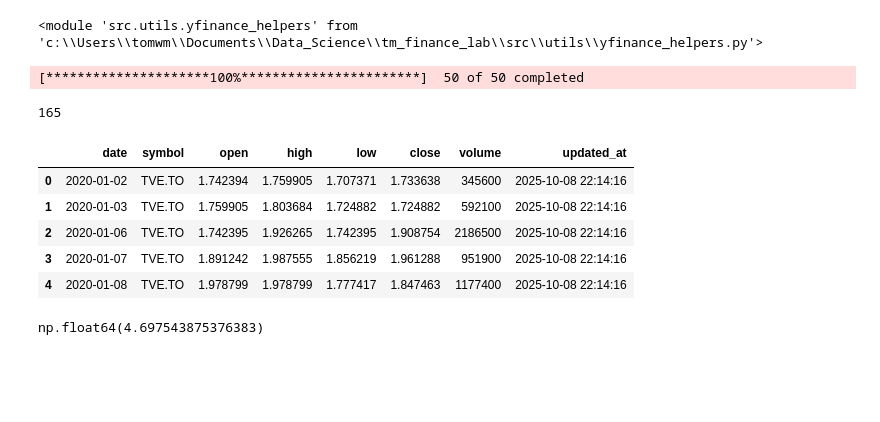
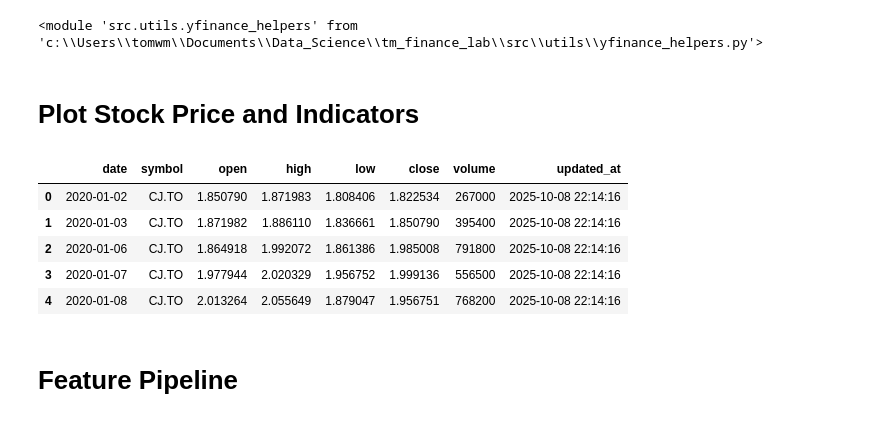
Before and after one commit to tomwmoore/tm-finance-lab, a Jupyter notebook: notebooks/analyze_stock.ipynb, the cells around one changed output. Drawn from its saved outputs; the diff is of its cells as text; code cells hidden in the pictures; blank space fills up the shorter version.

```diff
--- a/notebooks/analyze_stock.ipynb
+++ b/notebooks/analyze_stock.ipynb
@@ -54,45 +39,0 @@ symbols['symbol'].tolist()
-# %%
-# get some stock data
-tickers = symbols['symbol'].tolist()
-# data = yf.download(ticker, start="2025-01-01", end="2025-09-25")
-data = yf.download(tickers, interval= '1d', group_by='ticker', start = '2024-01-01', end = '2025-01-01' )
-
-# Clean up multi-index column names to just be the feature names (close, open etc) & make lowercase
-data = data.stack(level=0,future_stack=True).rename_axis(['Date', 'Ticker']).reset_index(level=1)
-
-# remote date as the index
-data = data.reset_index()
-
-data.columns = [col.lower() for col in data.columns]
-
-# add current timestamp for future QC
-data['updated_at'] = pd.Timestamp.now()
-# %% [output]
-[*********************100%***********************]  50 of 50 completed
-# %%
-from sqlalchemy.dialects.mssql import DATETIME2, VARCHAR, FLOAT, BIGINT
-
-# Create new table and load to sql
-azure_engine = db.get_analytics_azure_engine()
-
-
-dtype_mapping = {
-    'date': DATETIME2(6),        # precise for milliseconds
-    'ticker': VARCHAR(20),
-    'open': FLOAT,
-    'high': FLOAT,
-    'low': FLOAT,
-    'close': FLOAT,
-    'volume': BIGINT,
-    'updated_at': DATETIME2(0)   # drops seconds, rounds to nearest minute
-}
-
-data.to_sql(
-    'stock_prices',
-    azure_engine,
-    if_exists='fail',
-    index=False,
-    dtype=dtype_mapping
-)
-# %% [output]
-165
@@ -111,19 +40,21 @@ azure_upsert(data,azure_engine,'stock_prices')
+# %% [markdown]
+# Plot Stock Price and Indicators
 # %%
 # get stock data from postgres db
-symbol = 'TVE.TO'
+symbol = 'CJ.TO'
 azure_engine = db.get_analytics_azure_engine()
 select_query = f"select * from stock_prices where symbol = '{symbol}'"
 
 df = pd.read_sql(select_query,azure_engine)
 
 df.head()
 # %% [output]
 |  | date | symbol | open | high | low | close | volume | updated_at |
-| 0 | 2020-01-02 | TVE.TO | 1.742394 | 1.759905 | 1.707371 | 1.733638 | 345600 | 2025-10-08 22:14:16 |
-| 1 | 2020-01-03 | TVE.TO | 1.759905 | 1.803684 | 1.724882 | 1.724882 | 592100 | 2025-10-08 22:14:16 |
-| 2 | 2020-01-06 | TVE.TO | 1.742395 | 1.926265 | 1.742395 | 1.908754 | 2186500 | 2025-10-08 22:14:16 |
-| 3 | 2020-01-07 | TVE.TO | 1.891242 | 1.987555 | 1.856219 | 1.961288 | 951900 | 2025-10-08 22:14:16 |
-| 4 | 2020-01-08 | TVE.TO | 1.978799 | 1.978799 | 1.777417 | 1.847463 | 1177400 | 2025-10-08 22:14:16 |
+| 0 | 2020-01-02 | CJ.TO | 1.850790 | 1.871983 | 1.808406 | 1.822534 | 267000 | 2025-10-08 22:14:16 |
+| 1 | 2020-01-03 | CJ.TO | 1.871982 | 1.886110 | 1.836661 | 1.850790 | 395400 | 2025-10-08 22:14:16 |
+| 2 | 2020-01-06 | CJ.TO | 1.864918 | 1.992072 | 1.861386 | 1.985008 | 791800 | 2025-10-08 22:14:16 |
+| 3 | 2020-01-07 | CJ.TO | 1.977944 | 2.020329 | 1.956752 | 1.999136 | 556500 | 2025-10-08 22:14:16 |
+| 4 | 2020-01-08 | CJ.TO | 2.013264 | 2.055649 | 1.879047 | 1.956751 | 768200 | 2025-10-08 22:14:16 |
 # %%
 # get WTI data and merge in with stock prices
 select_query = f"select * from stock_prices where symbol = 'CL=F'"
@@ -177,17 +108,14 @@ fig = plot_stock(df_plot,
                 })
 fig.show()
 # %%
-fig = plot_stock(df_oil,
+
+df_plot = df_oil[df_oil['date']> '2025-01-01']
+
+fig = plot_stock(df_plot,
                  date_col='date',
                  price_col='wti_price_close',
-                 rsi = None
-                 plot_volume= True,
-                 indicators= {
-                    f'Rolling Avg ({target_period}d)': {'data': df_plot['rolling_avg'], 'color': 'red'},
-                    'Upper Band': {'data': df_plot['upper_band'], 'color': 'green', 'dash': 'dot'},
-                    'Lower Band': {'data': df_plot['lower_band'], 'color': 'green', 'dash': 'dot'},
-                    'WTI Front Month': {'data': df_plot['wti_price_close'], 'color': 'purple', 'dash': 'dot'}
-                })
+                 rsi = None,
+                 plot_volume= True)
 fig.show()
-# %% [output]
-np.float64(4.697543875376383)
+# %% [markdown]
+# Feature Pipeline
```
Also changed, not shown: parts of 8 cells of this notebook, 2 other files.
